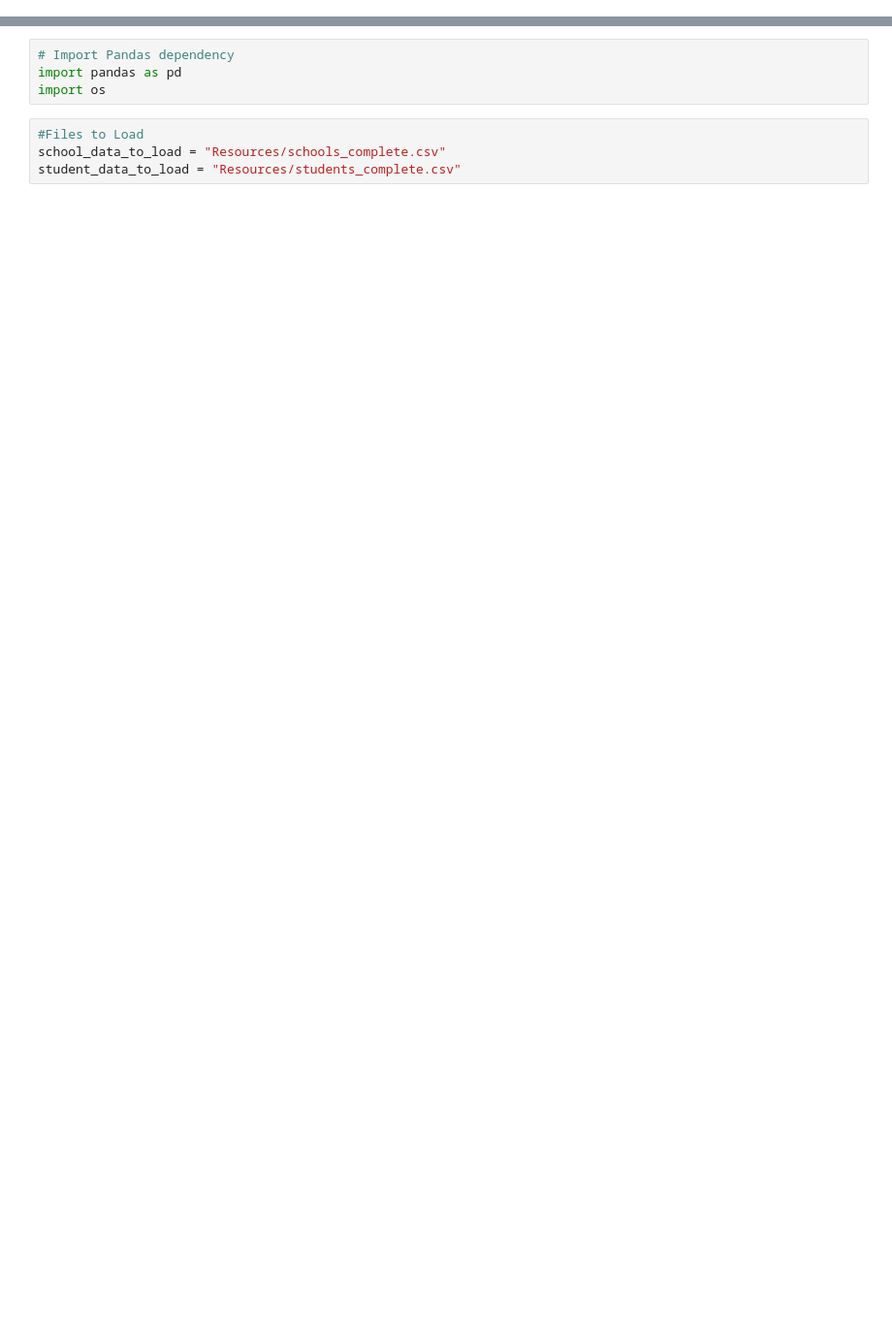
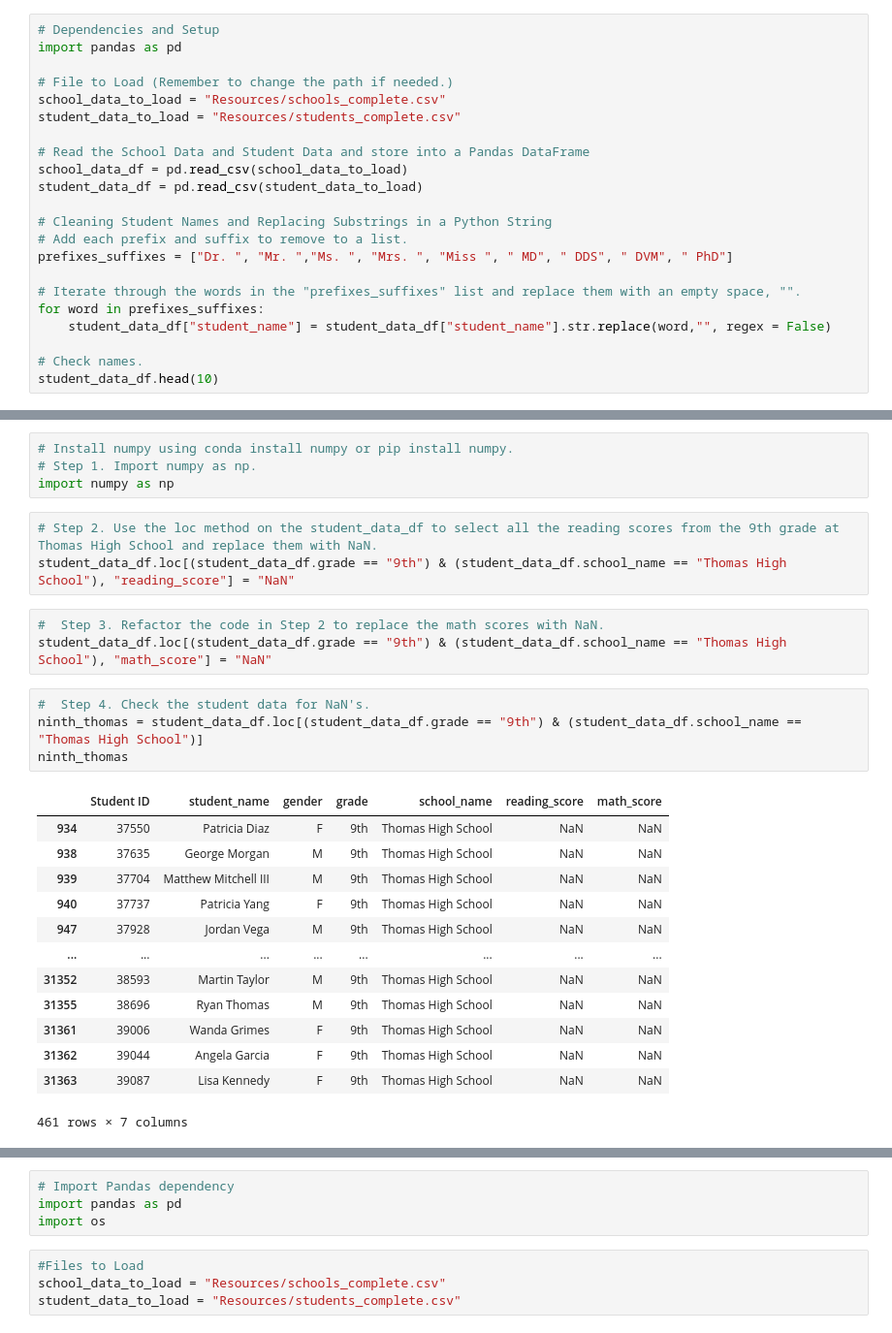
Before and after one commit to boborodono/School_Distrcit_Analysis, a Jupyter notebook: PyCitySchools_Challenge_testing.ipynb, the cells around one changed output, grey strips where cells are left out. Shown at 97% size. Saved outputs shown, nothing was run; the diff lists cells and outputs as text; blank space fills up the shorter version.

```diff
--- a/PyCitySchools_Challenge_testing.ipynb
+++ b/PyCitySchools_Challenge_testing.ipynb
@@ -0,0 +1,22 @@
+# %%
+# Dependencies and Setup
+import pandas as pd
+
+# File to Load (Remember to change the path if needed.)
+school_data_to_load = "Resources/schools_complete.csv"
+student_data_to_load = "Resources/students_complete.csv"
+
+# Read the School Data and Student Data and store into a Pandas DataFrame
+school_data_df = pd.read_csv(school_data_to_load)
+student_data_df = pd.read_csv(student_data_to_load)
+
+# Cleaning Student Names and Replacing Substrings in a Python String
+# Add each prefix and suffix to remove to a list.
+prefixes_suffixes = ["Dr. ", "Mr. ","Ms. ", "Mrs. ", "Miss ", " MD", " DDS", " DVM", " PhD"]
+
+# Iterate through the words in the "prefixes_suffixes" list and replace them with an empty space, "".
+for word in prefixes_suffixes:
+    student_data_df["student_name"] = student_data_df["student_name"].str.replace(word,"", regex = False)
+
+# Check names.
+student_data_df.head(10)
@@ -0,0 +39,28 @@
+# %%
+# Install numpy using conda install numpy or pip install numpy.
+# Step 1. Import numpy as np.
+import numpy as np
+# %%
+# Step 2. Use the loc method on the student_data_df to select all the reading scores from the 9th grade at Thomas High School and replace them with NaN.
+student_data_df.loc[(student_data_df.grade == "9th") & (student_data_df.school_name == "Thomas High School"), "reading_score"] = "NaN"
+# %%
+#  Step 3. Refactor the code in Step 2 to replace the math scores with NaN.
+student_data_df.loc[(student_data_df.grade == "9th") & (student_data_df.school_name == "Thomas High School"), "math_score"] = "NaN"
+# %%
+#  Step 4. Check the student data for NaN's.
+ninth_thomas = student_data_df.loc[(student_data_df.grade == "9th") & (student_data_df.school_name == "Thomas High School")]
+ninth_thomas
+# %% [output]
+|  | Student ID | student_name | gender | grade | school_name | reading_score | math_score |
+| 934 | 37550 | Patricia Diaz | F | 9th | Thomas High School | NaN | NaN |
+| 938 | 37635 | George Morgan | M | 9th | Thomas High School | NaN | NaN |
+| 939 | 37704 | Matthew Mitchell III | M | 9th | Thomas High School | NaN | NaN |
+| 940 | 37737 | Patricia Yang | F | 9th | Thomas High School | NaN | NaN |
+| 947 | 37928 | Jordan Vega | M | 9th | Thomas High School | NaN | NaN |
+| ... | ... | ... | ... | ... | ... | ... | ... |
+| 31352 | 38593 | Martin Taylor | M | 9th | Thomas High School | NaN | NaN |
+| 31355 | 38696 | Ryan Thomas | M | 9th | Thomas High School | NaN | NaN |
+| 31361 | 39006 | Wanda Grimes | F | 9th | Thomas High School | NaN | NaN |
+| 31362 | 39044 | Angela Garcia | F | 9th | Thomas High School | NaN | NaN |
+| 31363 | 39087 | Lisa Kennedy | F | 9th | Thomas High School | NaN | NaN |
+461 rows × 7 columns
```
Also changed, not shown: parts of 214 cells of this notebook, 2 other files.
